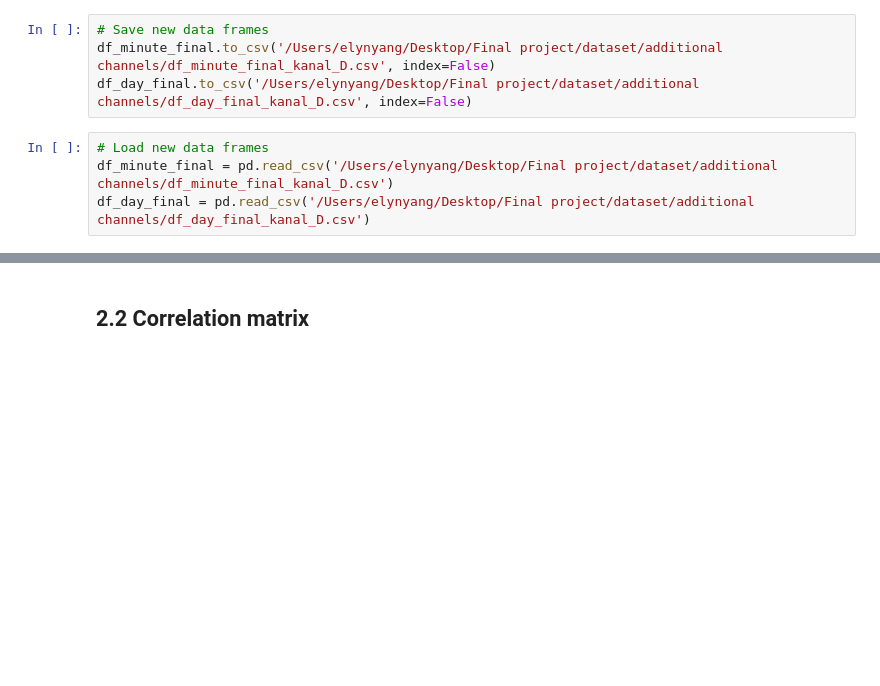
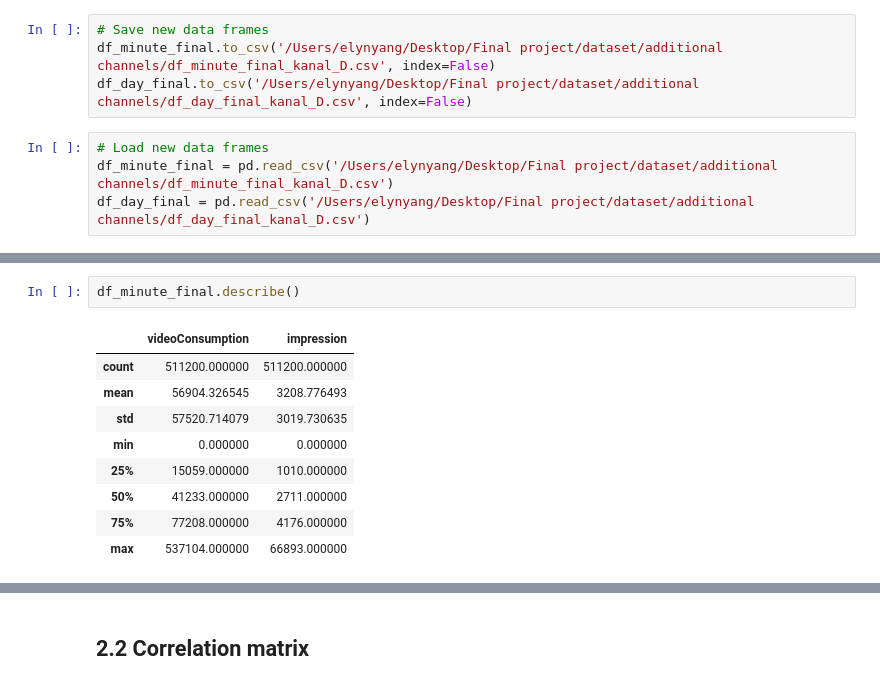
Before and after one commit to YilinElyn/Predicting-Live-TV-viewership, a Jupyter notebook: EDA_Kanal_D.ipynb, the cells around one changed output, grey strips where cells are left out. Saved outputs shown, nothing was run; the diff lists cells and outputs as text; blank space fills up the shorter version.

```diff
--- a/EDA_Kanal_D.ipynb
+++ b/EDA_Kanal_D.ipynb
@@ -408,0 +421,12 @@ df_day_final = pd.read_csv('/Users/elynyang/Desktop/Final project/dataset/additi
+# %%
+df_minute_final.describe()
+# %% [output]
+|  | videoConsumption | impression |
+| count | 511200.000000 | 511200.000000 |
+| mean | 56904.326545 | 3208.776493 |
+| std | 57520.714079 | 3019.730635 |
+| min | 0.000000 | 0.000000 |
+| 25% | 15059.000000 | 1010.000000 |
+| 50% | 41233.000000 | 2711.000000 |
+| 75% | 77208.000000 | 4176.000000 |
+| max | 537104.000000 | 66893.000000 |
```
Also changed, not shown: parts of 3 cells of this notebook.
